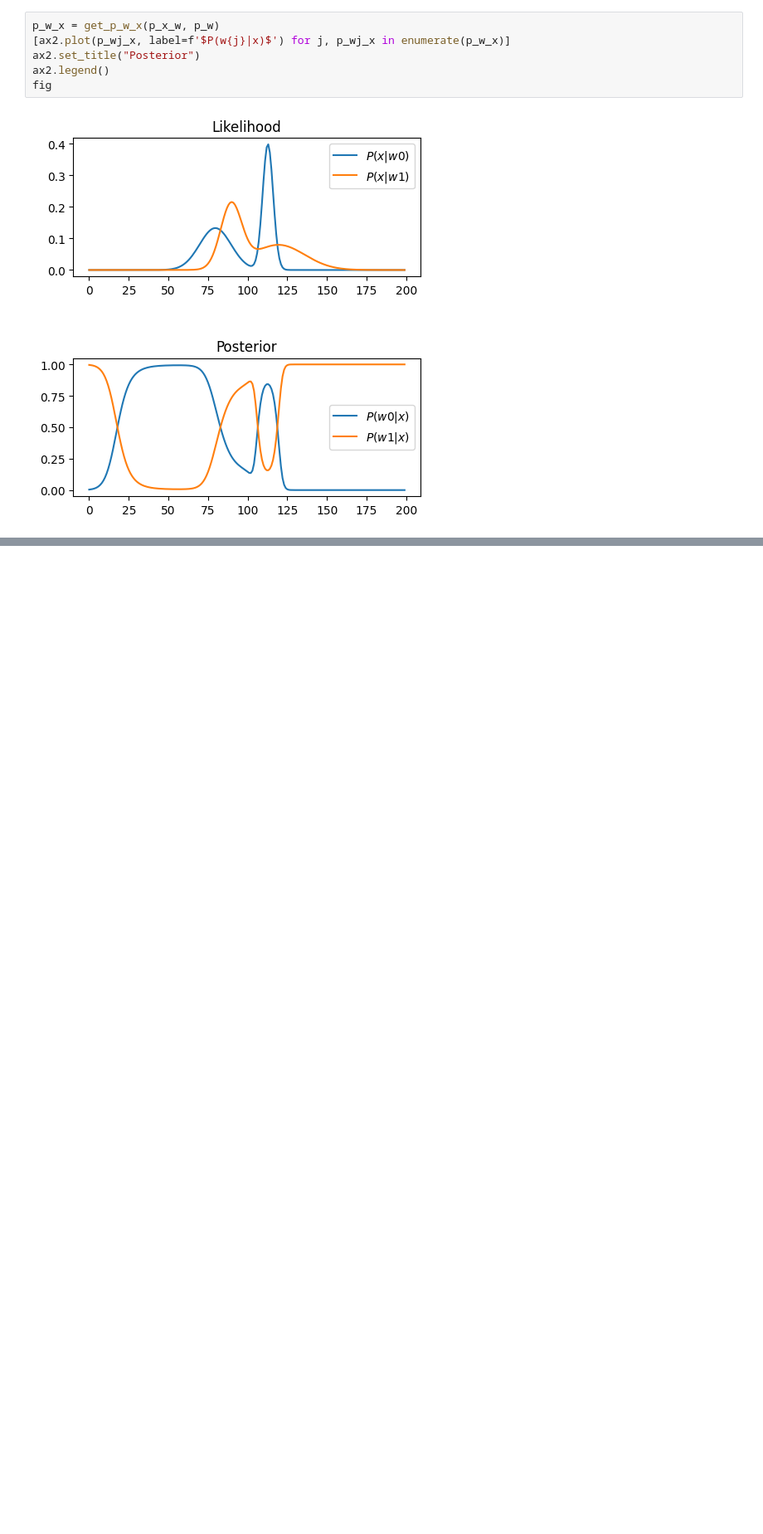
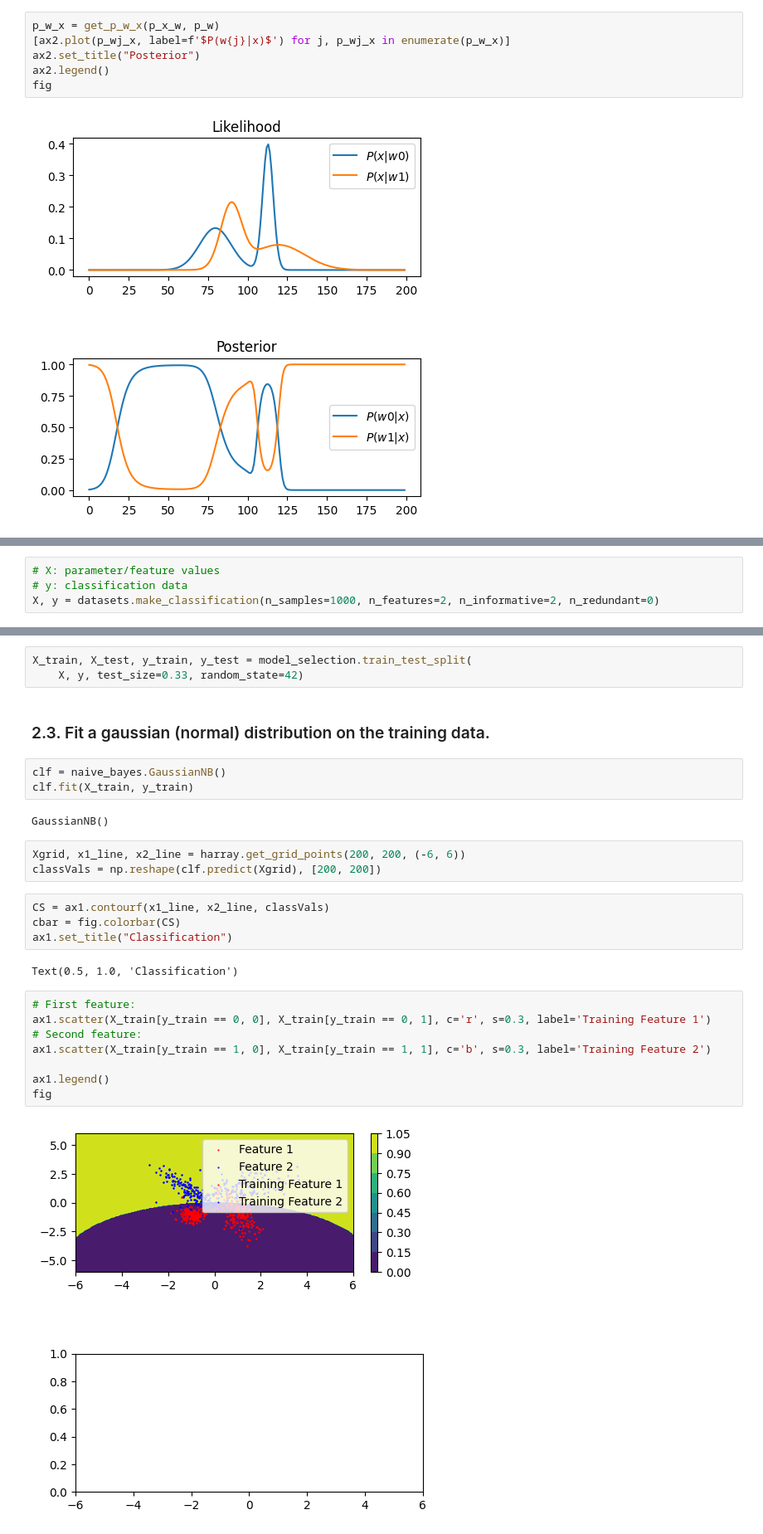
Before and after one commit to RohitNag11/Imperial, a Jupyter notebook: MachineLearning/Tutorial2/tutorial2.ipynb, the cells around one changed output, grey strips where cells are left out. Shown at 83% size. Cells and saved outputs as stored; diff of their text form; blank space fills up the shorter version.

```diff
--- a/MachineLearning/Tutorial2/tutorial2.ipynb
+++ b/MachineLearning/Tutorial2/tutorial2.ipynb
@@ -95,0 +109,4 @@ fig
+# %%
+# X: parameter/feature values
+# y: classification data
+X, y = datasets.make_classification(n_samples=1000, n_features=2, n_informative=2, n_redundant=0)
@@ -95,0 +117,29 @@ fig
+# %%
+X_train, X_test, y_train, y_test = model_selection.train_test_split(
+    X, y, test_size=0.33, random_state=42)
+# %% [markdown]
+### 2.3. Fit a gaussian (normal) distribution on the training data.
+# %%
+clf = naive_bayes.GaussianNB()
+clf.fit(X_train, y_train)
+# %% [output]
+GaussianNB()
+# %%
+Xgrid, x1_line, x2_line = harray.get_grid_points(200, 200, (-6, 6))
+classVals = np.reshape(clf.predict(Xgrid), [200, 200])
+# %%
+CS = ax1.contourf(x1_line, x2_line, classVals)
+cbar = fig.colorbar(CS)
+ax1.set_title("Classification")
+# %% [output]
+Text(0.5, 1.0, 'Classification')
+# %%
+# First feature:
+ax1.scatter(X_train[y_train == 0, 0], X_train[y_train == 0, 1], c='r', s=0.3, label='Training Feature 1')
+# Second feature:
+ax1.scatter(X_train[y_train == 1, 0], X_train[y_train == 1, 1], c='b', s=0.3, label='Training Feature 2')
+
+ax1.legend()
+fig
+# %% [output]
+[figure, added]
```
Also changed, not shown: parts of 10 cells of this notebook, 9 other files.
